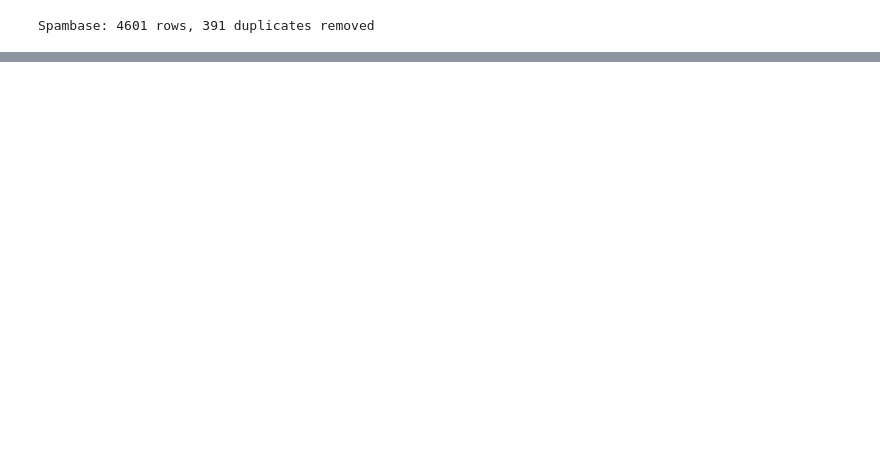
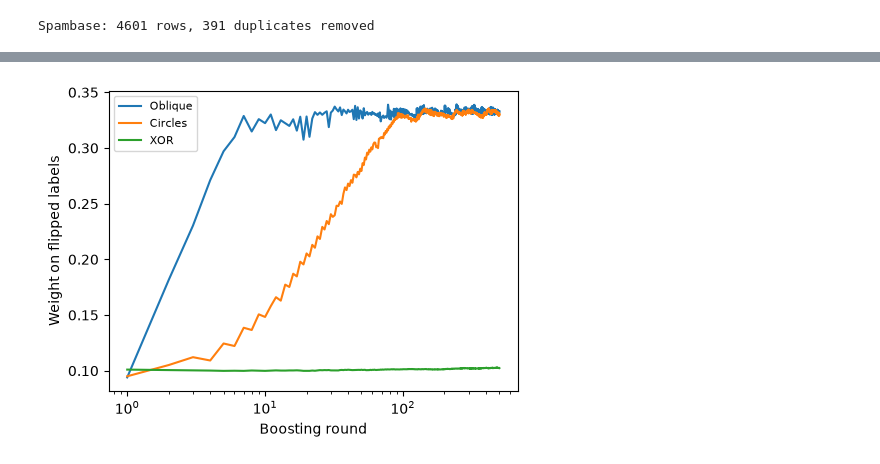
Before and after one commit to MarcoColan01/project-SM4ML2526, a Jupyter notebook: notebooks/3_adaboost.ipynb, the cells around one changed output, grey strips where cells are left out. Saved outputs shown, nothing was run; the diff lists cells and outputs as text; code cells hidden in the pictures; blank space fills up the shorter version.

```diff
--- a/notebooks/3_adaboost.ipynb
+++ b/notebooks/3_adaboost.ipynb
@@ -126,0 +108,14 @@ plt.show()
+# %%
+fig, ax = plt.subplots(figsize=(5, 3.8))
+for name in ("oblique", "circles", "xor"):
+    s, W = splits[name], models[name]["weights"]
+    flip = s["y_train"] != s["yclean_train"]
+    ax.plot(np.arange(1, len(W) + 1), ev.weight_share(W, flip), label=cfg.NAMES[name])
+#ax.axhline(flip.mean(), color="gray", ls=":", lw=1, label="fraction of flipped labels")
+ax.set(xscale="log", xlabel="Boosting round", ylabel="Weight on flipped labels")
+ax.legend(fontsize=8)
+fig.tight_layout()
+fig.savefig(cfg.FIG_DIR / "weight_flipped.pdf", bbox_inches="tight")
+plt.show()
+# %% [output]
+[figure, added]
```
Also changed, not shown: parts of 6 cells of this notebook, 4 other files.
